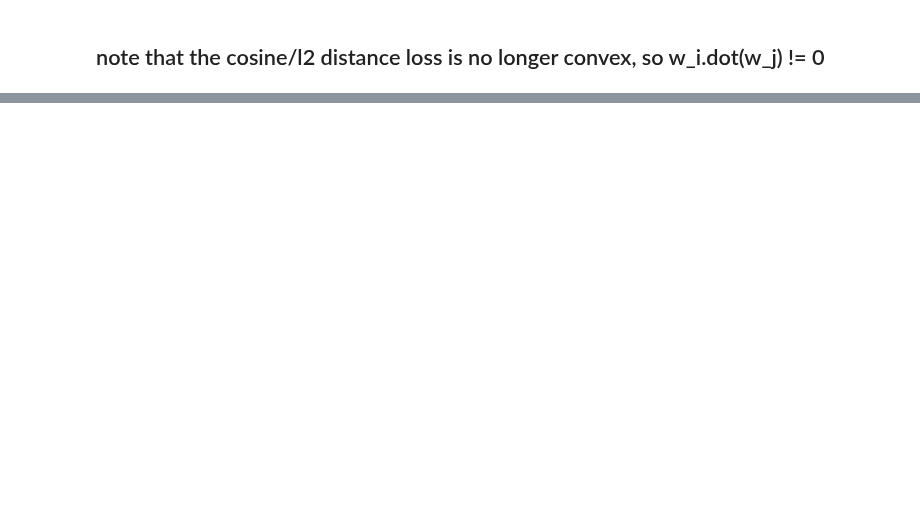
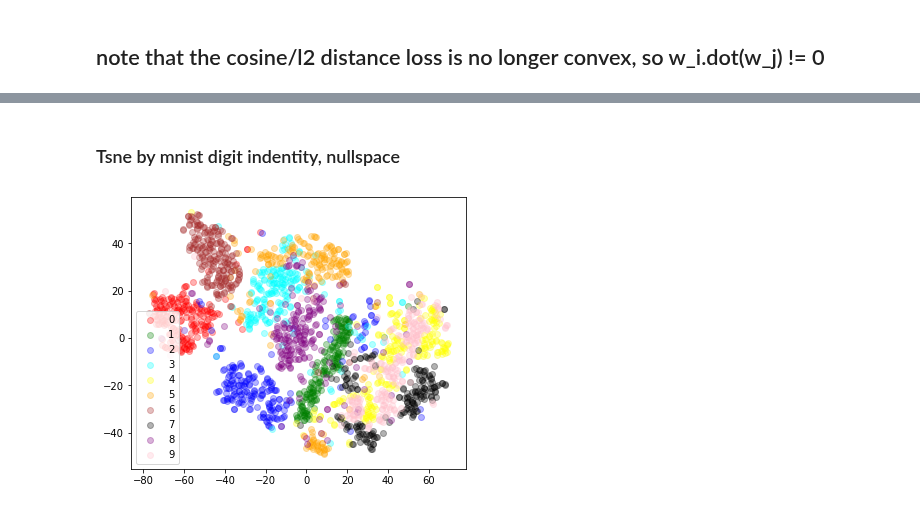
Before and after one commit to shauli-ravfogel/nullspace_projection, a Jupyter notebook: src/inlp-oop/usage_example.ipynb, the cells around one changed output, grey strips where cells are left out. Cells and saved outputs as stored; diff of their text form; code cells hidden in the pictures; blank space fills up the shorter version.

```diff
--- a/src/inlp-oop/usage_example.ipynb
+++ b/src/inlp-oop/usage_example.ipynb
@@ -90,0 +177,2 @@ print( np.linalg.norm( Ws[-1][:32, :].dot(P.dot(x_train1[0]))) ) # note that the
+# %%
+P, rowspace_projections, Ws = inlp.run_INLP(num_classifiers = 10, input_dim = 784, is_autoregressive = True, min_accuracy = 0, dataset_handler = siamese_dataset_handler, model = inlp_model_handler)
@@ -90,0 +251,6 @@ print( np.linalg.norm( Ws[-1][:32, :].dot(P.dot(x_train1[0]))) ) # note that the
+# %% [markdown]
+### Tsne by mnist digit indentity, nullspace
+# %%
+tsne(P.dot(x_dev1.T).T[:2000], ids_dev1[:2000])
+# %% [output]
+[figure, added]
```
Also changed, not shown: parts of 22 cells of this notebook, 4 other files.
